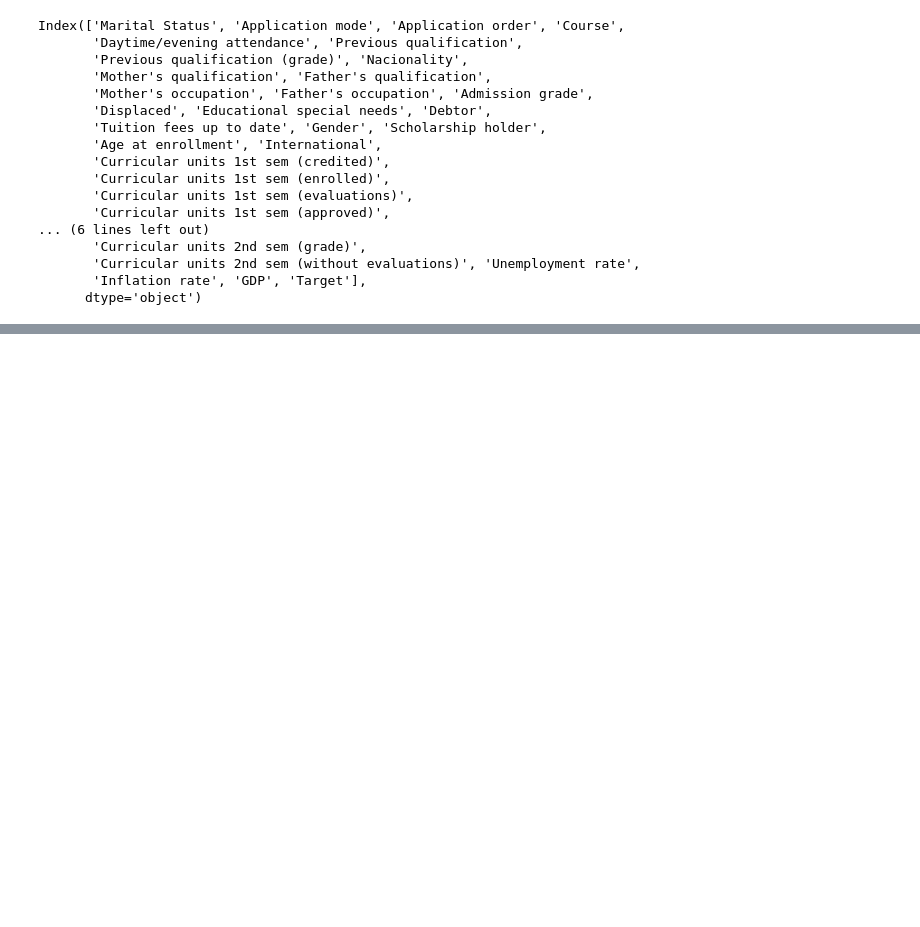
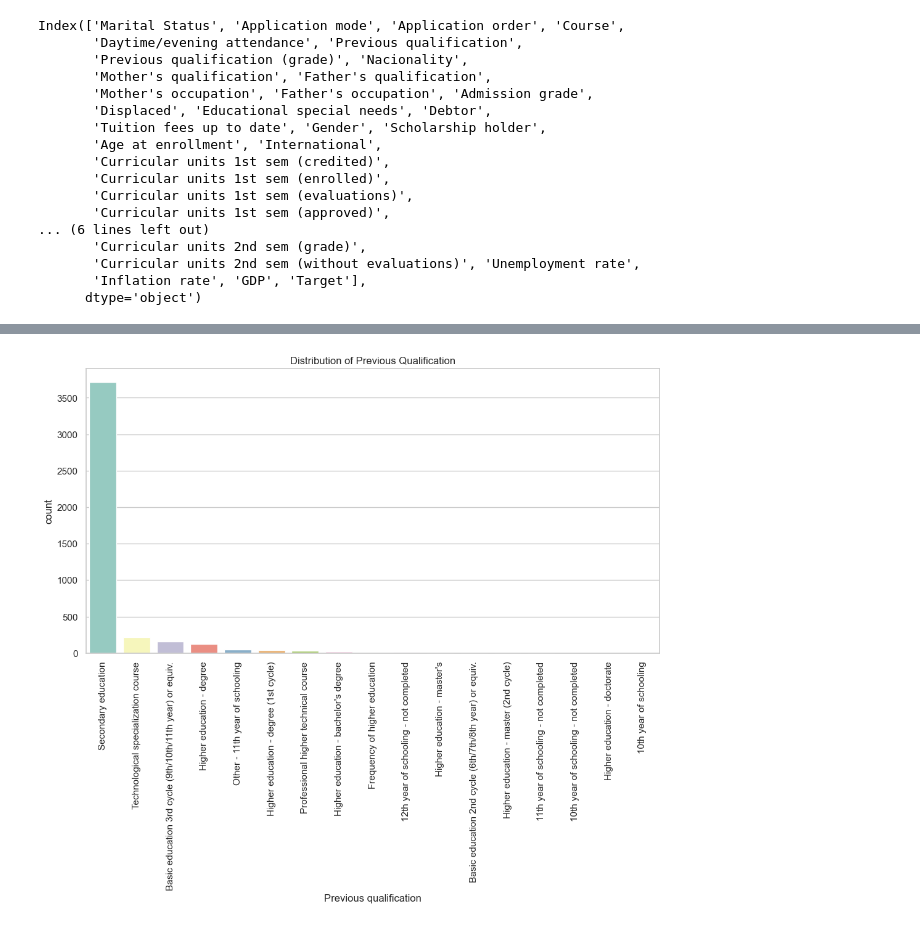
Before and after one commit to youssefhass/ml-predict-student-dropout, a Jupyter notebook: 02_Predict_Students_Dropout_EDA.ipynb, the cells around one changed output, grey strips where cells are left out. Saved outputs shown, nothing was run; the diff lists cells and outputs as text; code cells hidden in the pictures; blank space fills up the shorter version.

```diff
--- a/02_Predict_Students_Dropout_EDA.ipynb
+++ b/02_Predict_Students_Dropout_EDA.ipynb
@@ -96,0 +179,9 @@ plt.clf()
+# %%
+# 2. Bar Plot - Distribution of Previous Qualification
+plt.figure(figsize=(12, 6))
+sns.countplot(data=df, x='Previous qualification', order=df['Previous qualification'].value_counts().index, palette="Set3")
+plt.title('Distribution of Previous Qualification')
+plt.xticks(rotation=90)
+plt.show()
+# %% [output]
+[figure, added]
```
Also changed, not shown: parts of 11 cells of this notebook.
